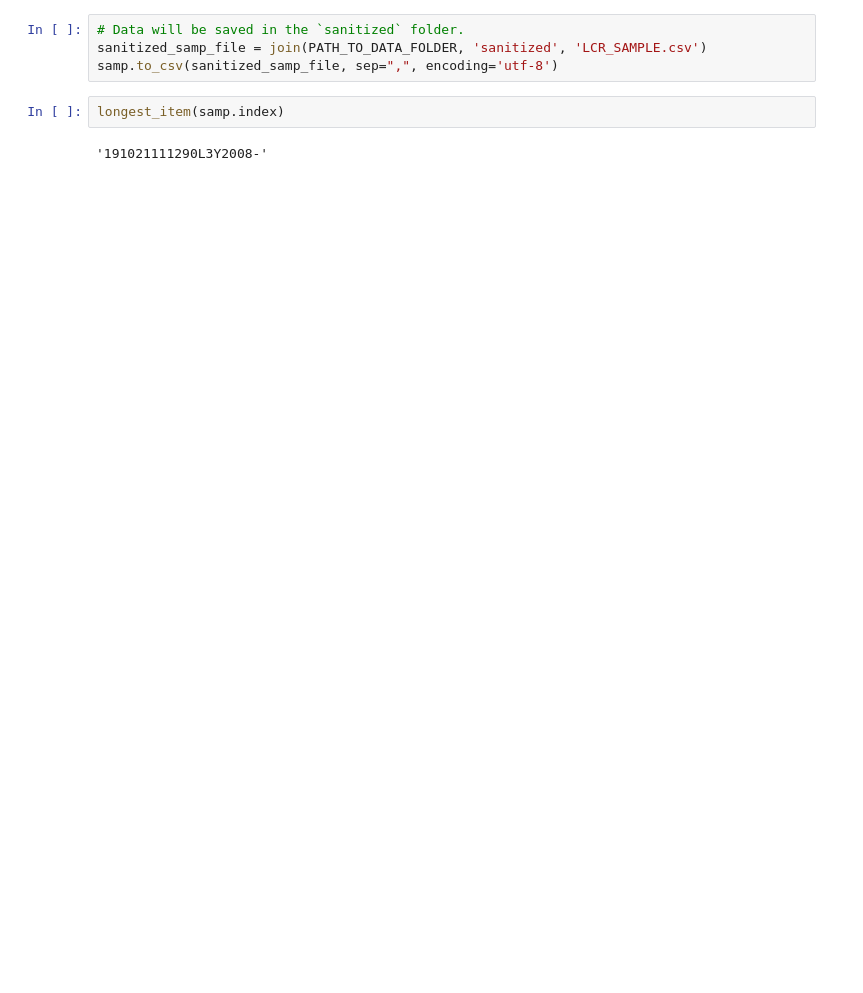
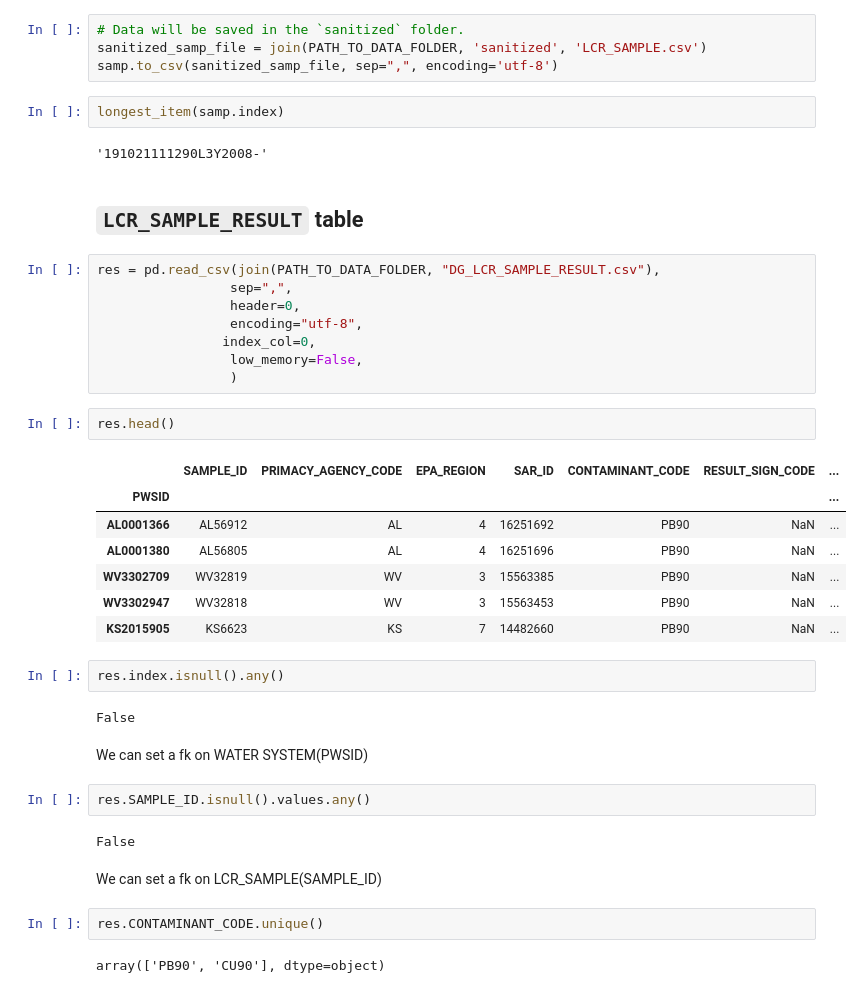
Before and after one commit to codeforboston/safe-water, a Jupyter notebook: csv_pre_processing_for_DB_integration.ipynb, the cells around one changed output. Cells and saved outputs as stored; diff of their text form; blank space fills up the shorter version.

Commit message:
add: LCR_SAMPLE_RESULT table

```diff
--- a/csv_pre_processing_for_DB_integration.ipynb
+++ b/csv_pre_processing_for_DB_integration.ipynb
@@ -696,3 +696,39 @@ samp.to_csv(sanitized_samp_file, sep=",", encoding='utf-8')
 longest_item(samp.index)
 # %% [output]
 '191021111290L3Y2008-'
+# %% [markdown]
+## `LCR_SAMPLE_RESULT` table
+# %%
+res = pd.read_csv(join(PATH_TO_DATA_FOLDER, "DG_LCR_SAMPLE_RESULT.csv"),
+                 sep=",",
+                 header=0,
+                 encoding="utf-8",
+                index_col=0,
+                 low_memory=False,
+                 )
+# %%
+res.head()
+# %% [output]
+|  | SAMPLE_ID | PRIMACY_AGENCY_CODE | EPA_REGION | SAR_ID | CONTAMINANT_CODE | RESULT_SIGN_CODE | ... |
+| PWSID |  |  |  |  |  |  | ... |
+| AL0001366 | AL56912 | AL | 4 | 16251692 | PB90 | NaN | ... |
+| AL0001380 | AL56805 | AL | 4 | 16251696 | PB90 | NaN | ... |
+| WV3302709 | WV32819 | WV | 3 | 15563385 | PB90 | NaN | ... |
+| WV3302947 | WV32818 | WV | 3 | 15563453 | PB90 | NaN | ... |
+| KS2015905 | KS6623 | KS | 7 | 14482660 | PB90 | NaN | ... |
+# %%
+res.index.isnull().any()
+# %% [output]
+False
+# %% [markdown]
+We can set a fk on WATER SYSTEM(PWSID)
+# %%
+res.SAMPLE_ID.isnull().values.any()
+# %% [output]
+False
+# %% [markdown]
+We can set a fk on LCR_SAMPLE(SAMPLE_ID)
+# %%
+res.CONTAMINANT_CODE.unique()
+# %% [output]
+array(['PB90', 'CU90'], dtype=object)
```
Also changed, not shown: parts of 8 cells of this notebook, 1 other file.
